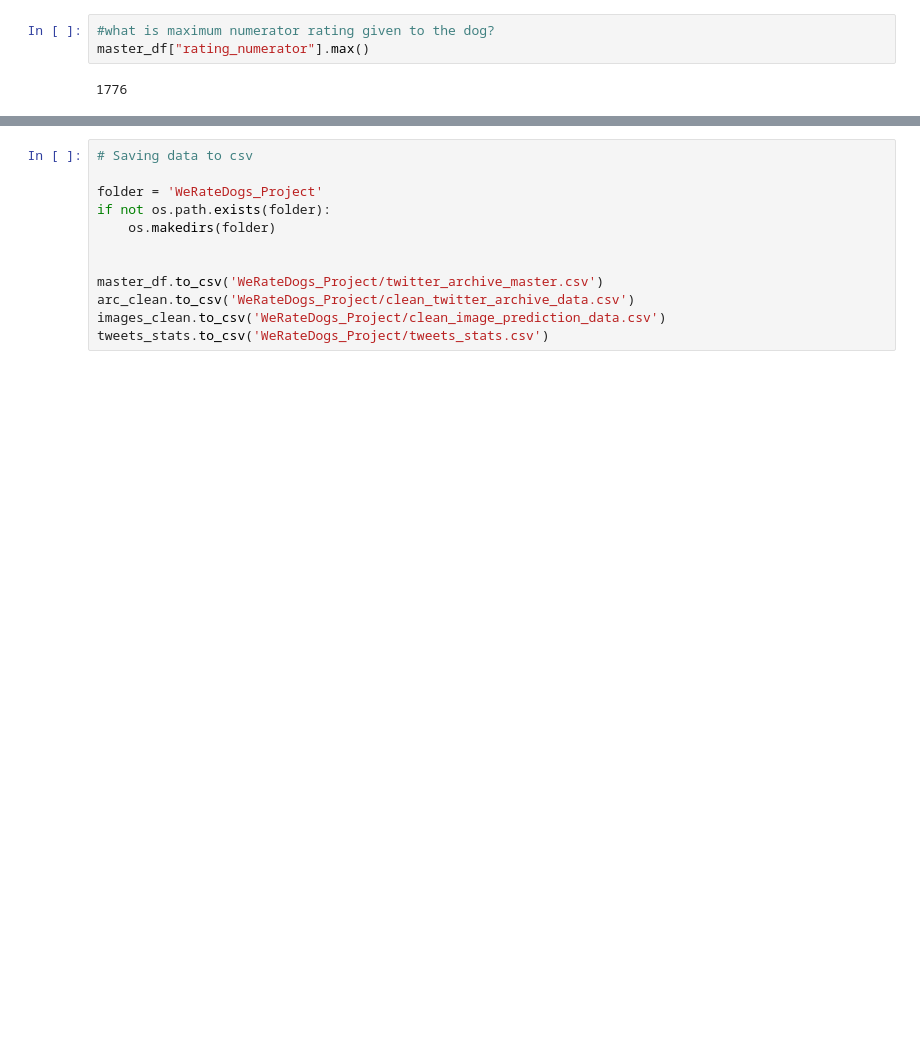
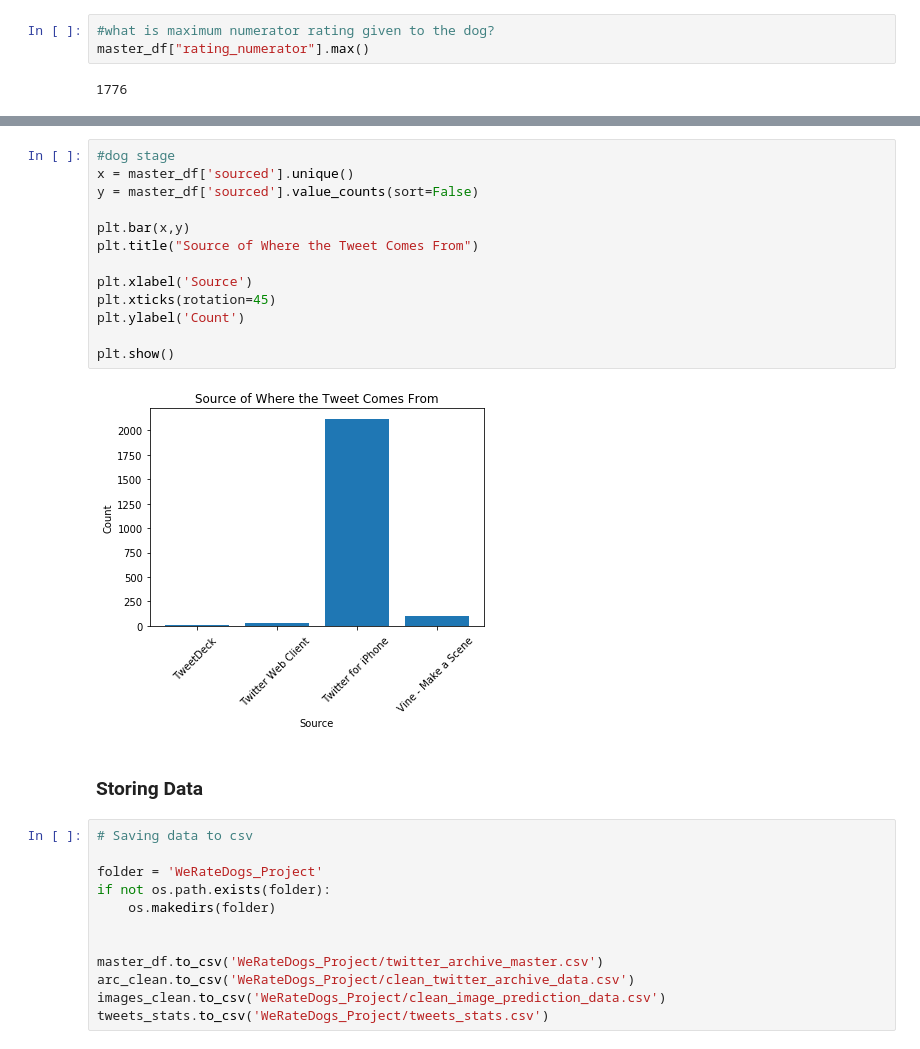
Before and after one commit to chloemcauley/WeRateDogs, a Jupyter notebook: wrangle_act.ipynb, the cells around one changed output, grey strips where cells are left out. Cells and saved outputs as stored; diff of their text form; blank space fills up the shorter version.

```diff
--- a/wrangle_act.ipynb
+++ b/wrangle_act.ipynb
@@ -744,3 +979,20 @@ master_df["favorite_count"].max()
+# %%
+#dog stage
+x = master_df['sourced'].unique()
+y = master_df['sourced'].value_counts(sort=False)
+
+plt.bar(x,y)
+plt.title("Source of Where the Tweet Comes From")
+
+plt.xlabel('Source')
+plt.xticks(rotation=45)
+plt.ylabel('Count')
+
+plt.show()
+# %% [output]
+[figure, added]
+# %% [markdown]
+### Storing Data
 # %%
 # Saving data to csv
 
```
Also changed, not shown: parts of 88 cells of this notebook.
